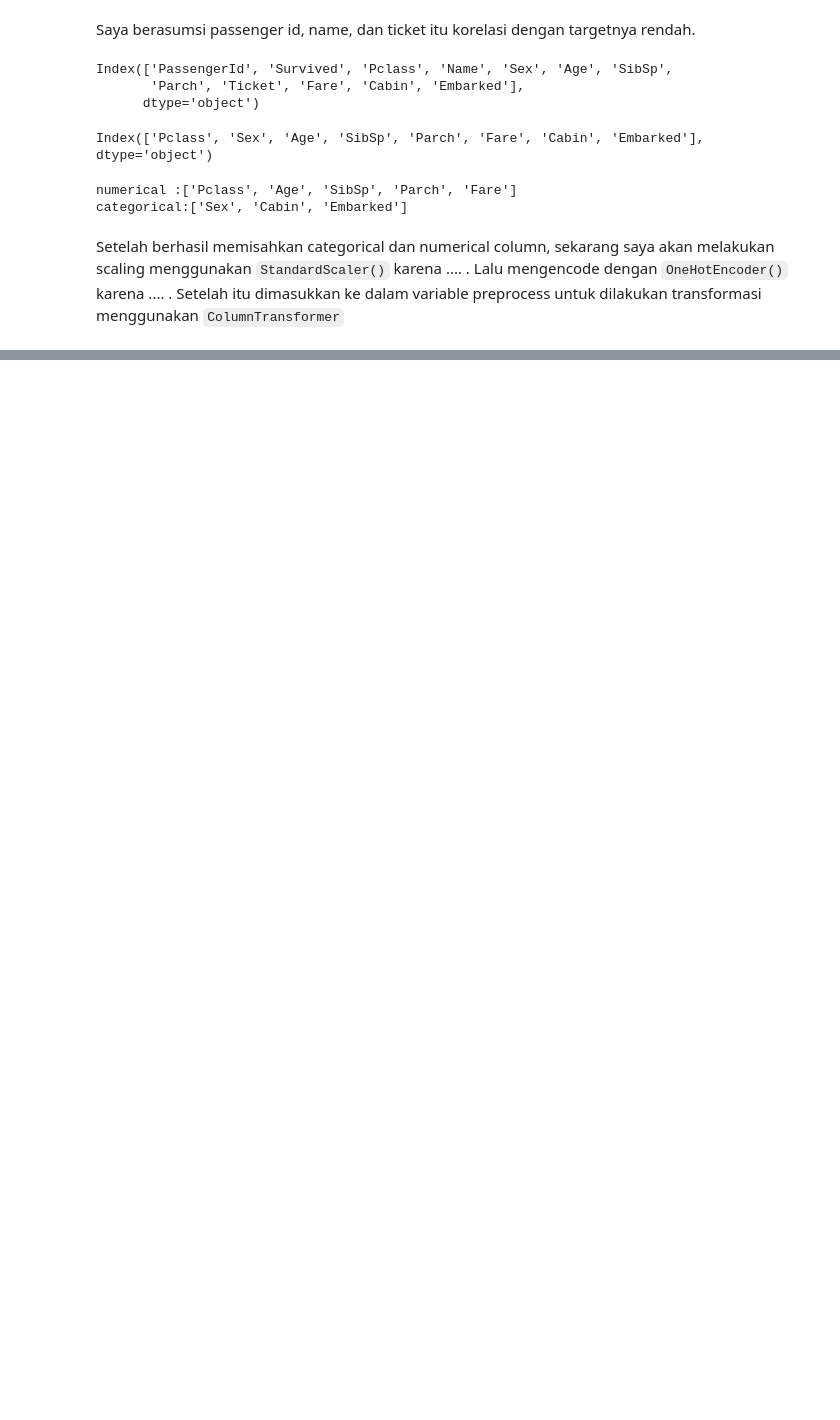
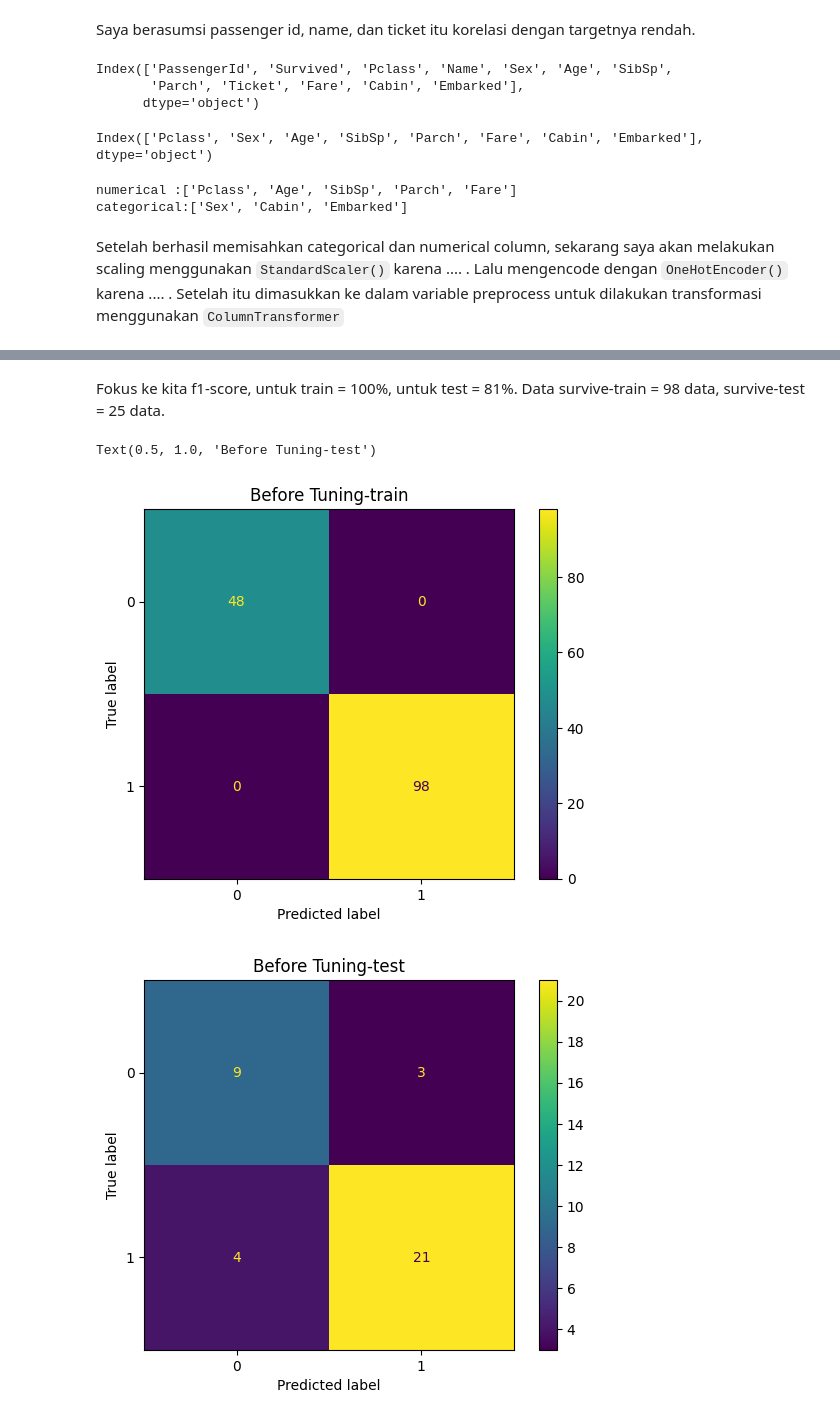
Before and after one commit to Vincentim27/belajar_push_103_pytn_rmt, a Jupyter notebook: Klasifikasi/Titanic.ipynb, the cells around one changed output, grey strips where cells are left out. Cells and saved outputs as stored; diff of their text form; code cells hidden in the pictures; blank space fills up the shorter version.

```diff
--- a/Klasifikasi/Titanic.ipynb
+++ b/Klasifikasi/Titanic.ipynb
@@ -236,0 +246,3 @@ Cross Val Mean from best model: 0.840181363352095
+# %%
+# train best model
+pipe_rf.fit(X_train,y_train)
@@ -236,0 +262,11 @@ Cross Val Mean from best model: 0.840181363352095
+# %%
+# Evaluate model RF
+y_pred_train = pipe_rf.predict(X_train)
+y_pred_test = pipe_rf.predict(X_test)
+
+# Print classification report
+print(f'Random Forest - train - Before Tuning:')
+print(f'{classification_report(y_train, y_pred_train)}')
+print('')
+print(f'Random Forest - test - Before Tuning:')
+print(f'{classification_report(y_test, y_pred_test)}')
@@ -236,0 +294,19 @@ Cross Val Mean from best model: 0.840181363352095
+# %% [markdown]
+Fokus ke kita f1-score, untuk train = 100%, untuk test = 81%. Data survive-train = 98 data, survive-test = 25 data.
+# %%
+# Check False Negative and False Positive
+cm_train = confusion_matrix(y_train, y_pred_train, labels=pipe_rf.classes_)
+cm_test = confusion_matrix(y_test, y_pred_test, labels=pipe_rf.classes_)
+
+disp_train = ConfusionMatrixDisplay(confusion_matrix=cm_train, display_labels=pipe_rf.classes_)
+disp_test = ConfusionMatrixDisplay(confusion_matrix=cm_test, display_labels=pipe_rf.classes_)
+
+disp_train.plot()
+plt.title('Before Tuning-train')
+
+disp_test.plot()
+plt.title('Before Tuning-test')
+# %% [output]
+Text(0.5, 1.0, 'Before Tuning-test')
+[figure, added]
+[figure, added]
```
Also changed, not shown: parts of 20 cells of this notebook, 2 other files.
